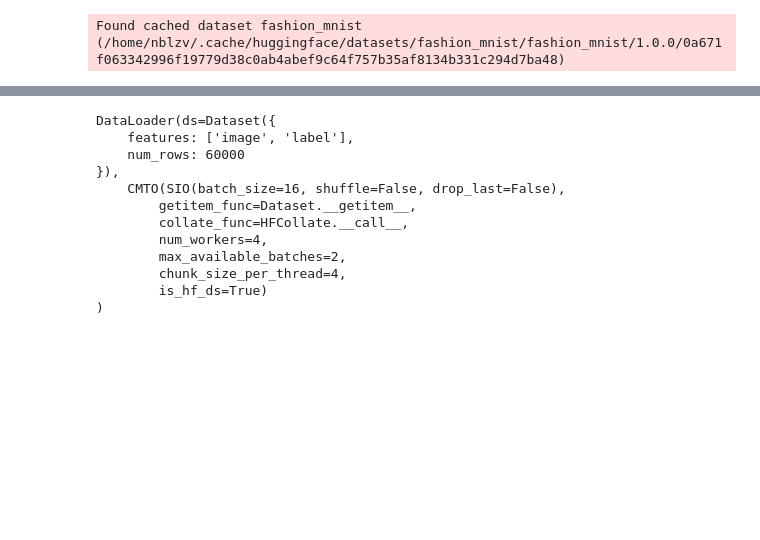
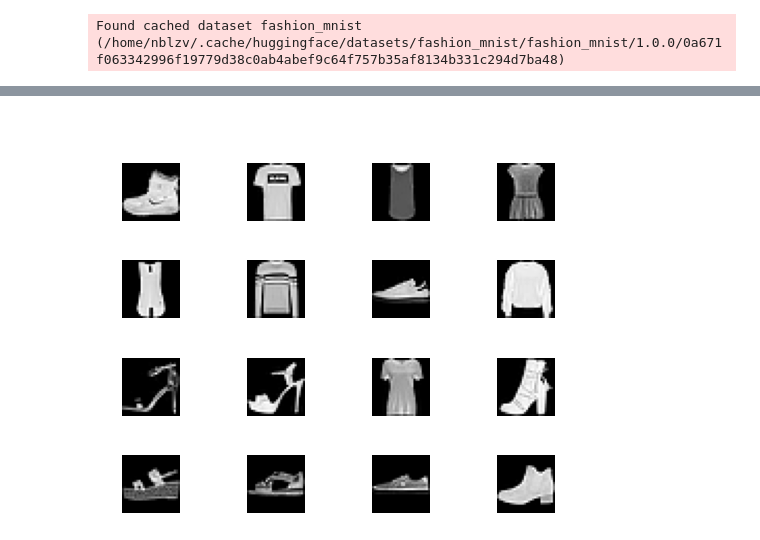
Before and after one commit to nblzv/fastai_course22p2, a Jupyter notebook: 07_autoencoder.ipynb, the cells around one changed output, grey strips where cells are left out. Drawn from its saved outputs; the diff is of its cells as text; code cells hidden in the pictures; blank space fills up the shorter version.

```diff
--- a/07_autoencoder.ipynb
+++ b/07_autoencoder.ipynb
@@ -37,16 +37,16 @@ minplt.show_batch(batch[0], opts)
 # %%
-dls = mind.DataLoaders.hf(tdsd, mins.SIO(16))
-dls.train
+dld = mind.DataLoaderDict.hf(tdsd, mins.SIO(16))
+dt = dld["train"]
+dv = dld["test"]
+
+xb, yb = mind.first(dt)
-# %% [output]
-DataLoader(ds=Dataset({
-    features: ['image', 'label'],
-    num_rows: 60000
-}),
-    CMTO(SIO(batch_size=16, shuffle=False, drop_last=False),
-        getitem_func=Dataset.__getitem__,
-        collate_func=HFCollate.__call__,
-        num_workers=4,
-        max_available_batches=2,
-        chunk_size_per_thread=4,
-        is_hf_ds=True)
-)
+# %%
+opts = minplt.PlotOpts(rows=4,
+                       cols=4,
+                       figsize=(5, 4),
+                       title="Batch",
+                       titles=dt.ds.features["label"].int2str(yb),
+                       hspace=0.2)
+minplt.show_batch(batch[0], opts)
+# %% [output]
+[figure, added]
```
Also changed, not shown: parts of 2 cells of this notebook, 6 other files.
